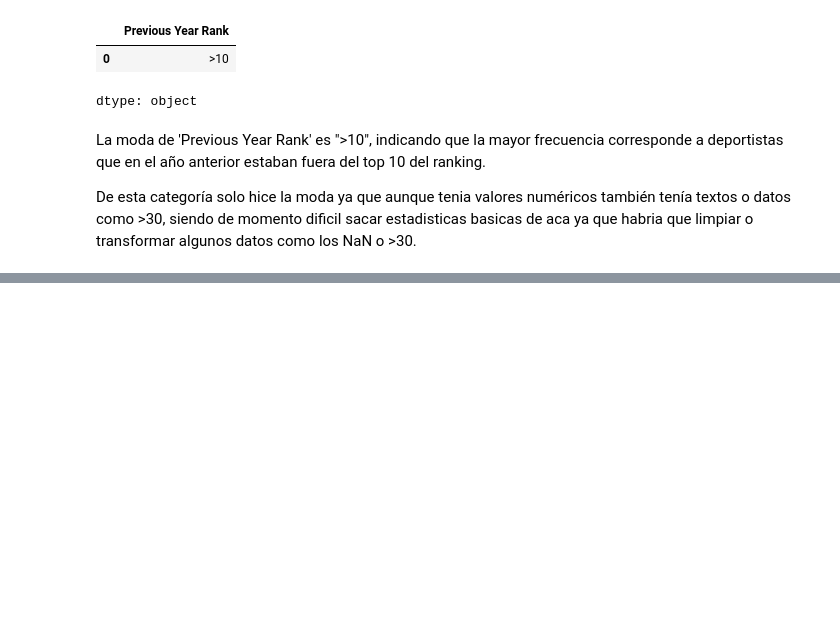
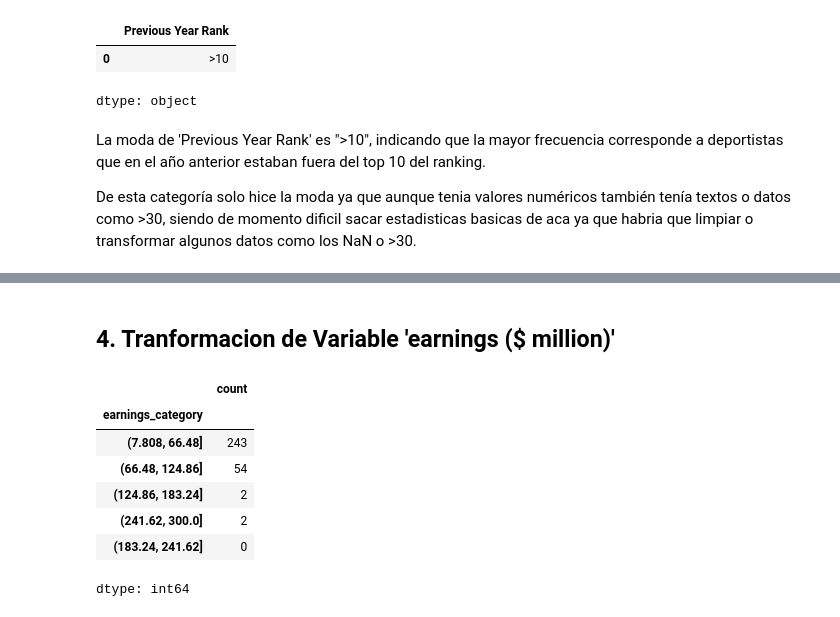
Before and after one commit to MaicolHernandez33/Actividad1, a Jupyter notebook: Actividad1.ipynb, the cells around one changed output, grey strips where cells are left out. Cells and saved outputs as stored; diff of their text form; code cells hidden in the pictures; blank space fills up the shorter version.

```diff
--- a/Actividad1.ipynb
+++ b/Actividad1.ipynb
@@ -109,0 +154,2 @@ Name: Current Rank, dtype: int64
+# %% [markdown]
+## 4. Tranformacion de Variable 'earnings ($ million)'
@@ -109,0 +158,11 @@ Name: Current Rank, dtype: int64
+# %%
+df['earnings_category'].value_counts()
+# %% [output]
+|  | count |
+| earnings_category |  |
+| (7.808, 66.48] | 243 |
+| (66.48, 124.86] | 54 |
+| (124.86, 183.24] | 2 |
+| (241.62, 300.0] | 2 |
+| (183.24, 241.62] | 0 |
+dtype: int64
```
Also changed, not shown: parts of 20 cells of this notebook.
